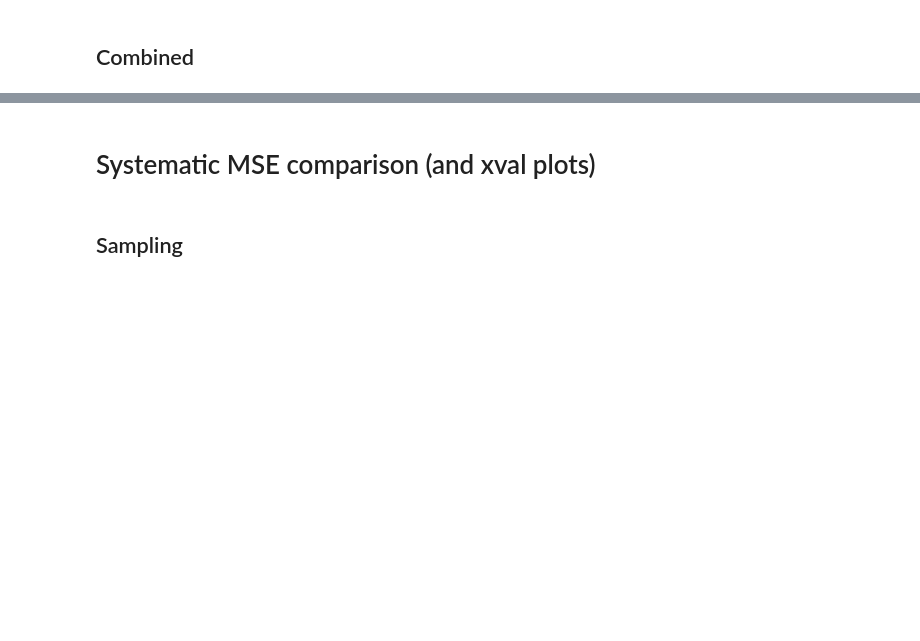
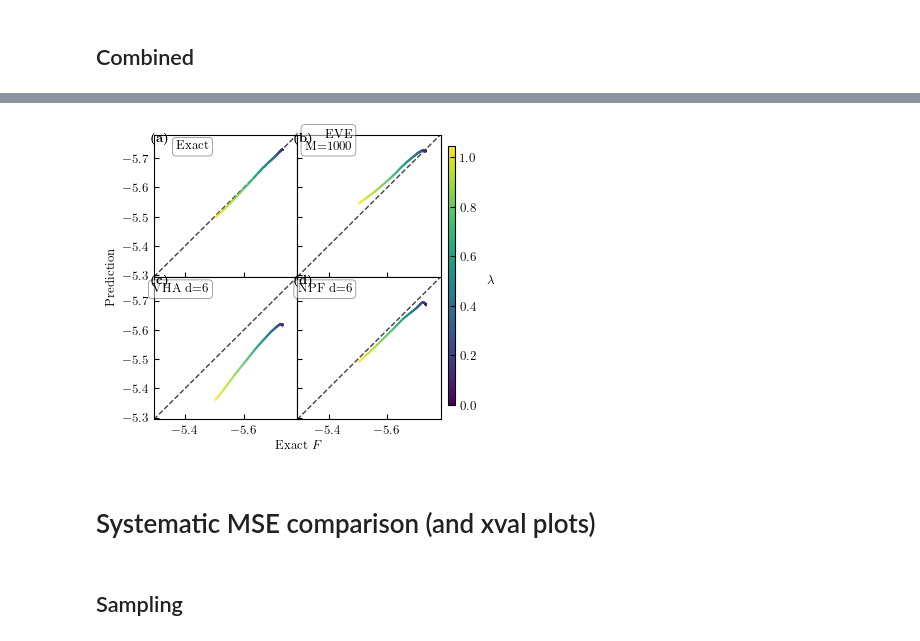
Before and after one commit to StefanoPolla/DFTQML, a Jupyter notebook: notebooks/energy_prediction_benchmarks.ipynb, the cells around one changed output, grey strips where cells are left out. Drawn from its saved outputs; the diff is of its cells as text; code cells hidden in the pictures; blank space fills up the shorter version.

Commit message:
plotting error

```diff
--- a/notebooks/energy_prediction_benchmarks.ipynb
+++ b/notebooks/energy_prediction_benchmarks.ipynb
@@ -2,6 +2,8 @@
 import logging
 import numpy as np
 import matplotlib.pyplot as plt
+import matplotlib.colors as mcolors
+import matplotlib.cm as cm
 import dftqml.utils
 import dftqml.tfmodel
 import dftqml.xgb
@@ -12,6 +14,8 @@ XGB_DIR = "../main/models/xgb/"
 DATA_DIR = "../main/data-h5"
 N_SPLITS = 5
 EXACT = "exact"
+HARMONIC_EXACT = "harmonic_exact"
+HARMONIC_POTENTIALS = "harmonic_potentials"
 
 def sampling_source(nshots):
     return path.join("sampling", f"nshots{nshots}")
@@ -276,0 +301,4 @@ with plt.style.context("figstyle.mplstyle"):
+# %%
+N_MAX_HARMONIC = 280
+harmonic_potentials, strengths = dftqml.utils.load_harmonic_potentials(data_path(L, N, U, HARMONIC_POTENTIALS) + '.h5', N_MAX_HARMONIC, 0)
+harmonic_densities, harmonic_energies = dftqml.utils.load_dft_data(data_path(L, N, U, HARMONIC_EXACT) + '.h5', N_MAX_HARMONIC)
@@ -277,3 +309,95 @@ with plt.style.context("figstyle.mplstyle"):
+# %%
+
+from matplotlib.lines import Line2D
+
+ms = 2.5
+alpha = 0.5
+
+ndata = 1000
+source_list = [EXACT, sampling_source(1000), vha_source(6), npf_source(6)]
+
+with plt.style.context("figstyle.mplstyle"):
+    fig, axlist = plt.subplots(2, 2, figsize=(3.7, 3.7), sharex=True, sharey=True)
+    axlist = axlist.ravel()
+    colors = plt.rcParams["axes.prop_cycle"].by_key()["color"]
+    # lims = [-5.75, -5.45]
+    # lims = [np.max(exact_energies)+0.4, np.min(exact_energies)-0.05]
+
+    lims = [np.max(exact_energies)+0.2, np.min(exact_energies)-0.05]
+
+    titles = ["Exact", "EVE\nM=1000",
+            #"Sampling\nnshots=2000",
+            "VHA d=6",
+            "NPF d=6"]
+            #"VQE NPF\ndepth=11"]#,"VQE ]
+
+    # Define the colormap and normalization for all subplots
+    vmin, vmax = np.min(strengths), np.max(strengths)
+    norm = mcolors.Normalize(vmin=vmin, vmax=vmax)
+    cmap = cm.viridis
+
+    for i, source in enumerate(source_list):
+        axlist[i].text(
+            -5.48,
+            -5.72,
+            titles[i],
+            ha="right",
+            va="bottom",
+            bbox=dict(facecolor="white", edgecolor="black", lw=0.5, boxstyle="round", alpha=0.5),
+        )
+
+        model, history_dict = dftqml.tfmodel.load_model(
+            cnn_path(L, N, U, source, ndata, 1), get_history_dict=True
+        )
+        prediction = np.ravel(model(harmonic_densities).numpy())
+
+        axlist[i].scatter(harmonic_energies, prediction, s=ms, alpha=alpha, zorder=0, edgecolors='none',c=strengths, cmap=cmap, norm=norm)
+        #lims = [np.min([test_y, prediction]), np.max([test_y, prediction])]
+        axlist[i].plot(lims, lims, "k--", alpha=0.75, lw=1, zorder=-1)
+
+        # axlist[i].set_ylim(*axlist[i].get_xlim())
+
+        # if source != EXACT:
+        #     _, train_energies = dftqml.utils.load_dft_data(data_path(L, N, U, source), 1000)
+        #     axlist[i].scatter(
+        #         exact_energies[:1000],
+        #         train_energies,
+        #         s=ms,
+        #         alpha=alpha,
+        #         zorder=1,
+        #         edgecolors='none'
+        #     )
+
+    axlist[0].set_xlim(*lims)
+    axlist[0].set_ylim(*lims)
+
+
+    blue_dot = Line2D([], [], color=colors[0], marker="o", linestyle="None", markersize=5)
+    orange_dot = Line2D([], [], color=colors[1], marker="o", linestyle="None", markersize=5)
+
+    # handles = [blue_dot]#, orange_dot]
+    # labels = ["CNN predictions"]#, "training data"]
+    # fig.legend(handles, labels, loc="upper center", bbox_to_anchor= (0.51, 0.98), ncol=2)
+
+    axlist[0].set_ylabel("Prediction", y=0)
+    axlist[2].set_xlabel(r"Exact $F$", x=1)
+
+    plt.subplots_adjust(hspace=0, wspace=0)
+    lim = (plt.gca().get_xlim()[0] + 0.01, plt.gca().get_ylim()[1]-0.01)
+    for i, ax in enumerate(axlist):
+        ax.text(*lim, r'\textbf{('f'{chr(97+i)}'r')}', ha="left", va="top")
+    # fig.colorbar(axlist[i].collections[0], ax=axlist[i], orientation="vertical")
+    cbar_ax = fig.add_axes([0.92, 0.15, 0.02, 0.7])  # Position the colorbar
+    sm = cm.ScalarMappable(norm=norm, cmap=cmap)  # Create a ScalarMappable
+    cbar = fig.colorbar(sm, cax=cbar_ax)
+    cbar.set_label(r"$\lambda$", rotation=0, labelpad=10)
+    # cbar.ax.xaxis.set_label_position("bottom")
+    # cbar.ax.xaxis.set_ticks_position("bottom")  # Ensure ticks align properly
+
+
+    plt.show()
+# %% [output]
+[figure, added]
 # %% [markdown]
 # Systematic MSE comparison (and xval plots)
 # %% [markdown]
```
Also changed, not shown: parts of 8 cells of this notebook, 2 other files.
